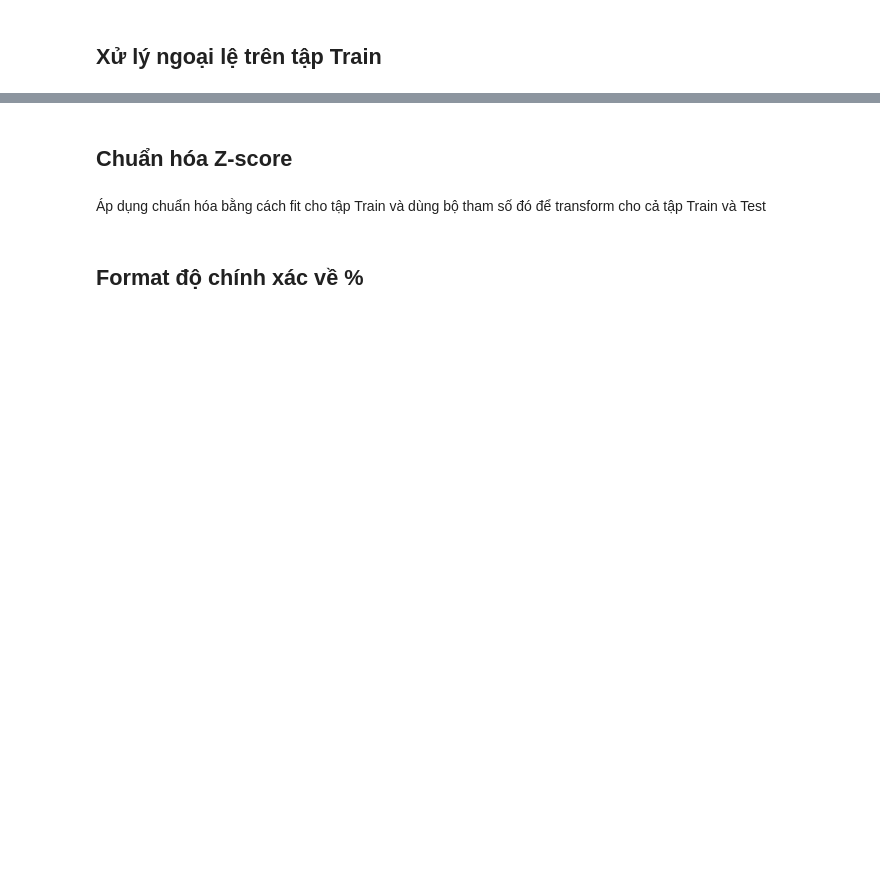
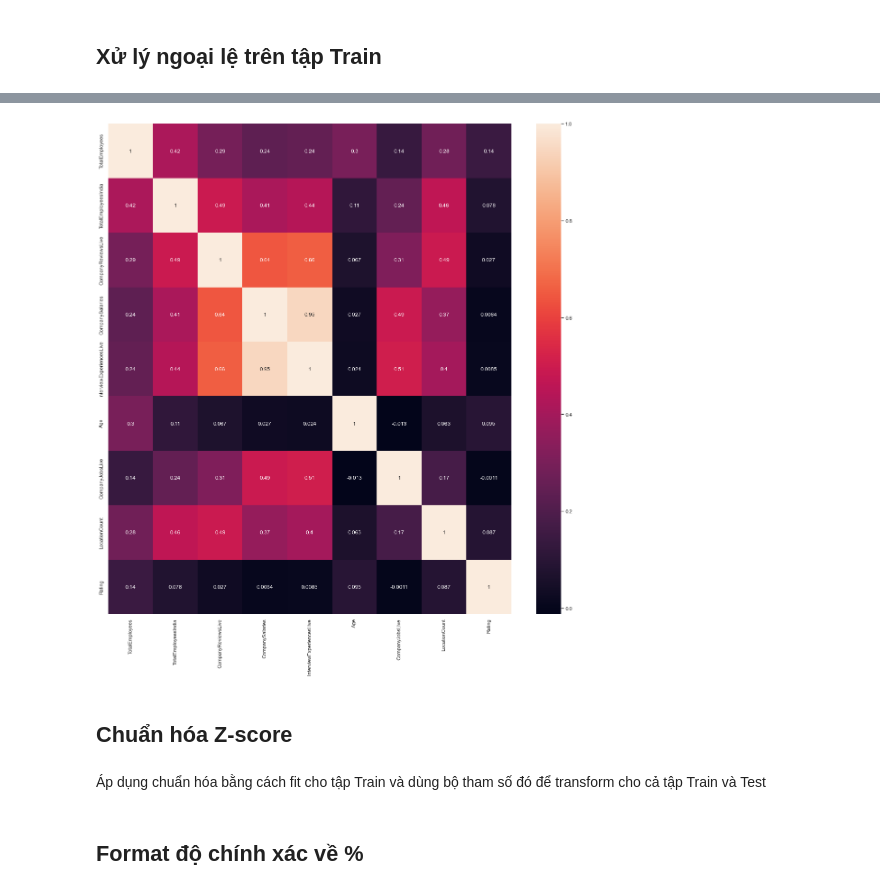
Before and after one commit to phuocleoceo/AmbitionBox-Rating, a Jupyter notebook: main.ipynb, the cells around one changed output, grey strips where cells are left out. Drawn from its saved outputs; the diff is of its cells as text; code cells hidden in the pictures; blank space fills up the shorter version.

Commit message:
Add heatmap

```diff
--- a/main.ipynb
+++ b/main.ipynb
@@ -132,3 +132,14 @@ plt.tight_layout()
+# %%
+train_dataset = X_train.copy()
+train_dataset["Rating"] = Y_train
+train_dataset_samples = len(train_dataset)
+
+corr = train_dataset.corr()
+fig = plt.figure(figsize=(20, 20))
+sns.heatmap(corr, annot=True, data=train_dataset)
+plt.show()
+# %% [output]
+[figure, added]
 # %% [markdown]
 ## Chuẩn hóa Z-score
 # %% [markdown]
```
Also changed, not shown: parts of 7 cells of this notebook.
